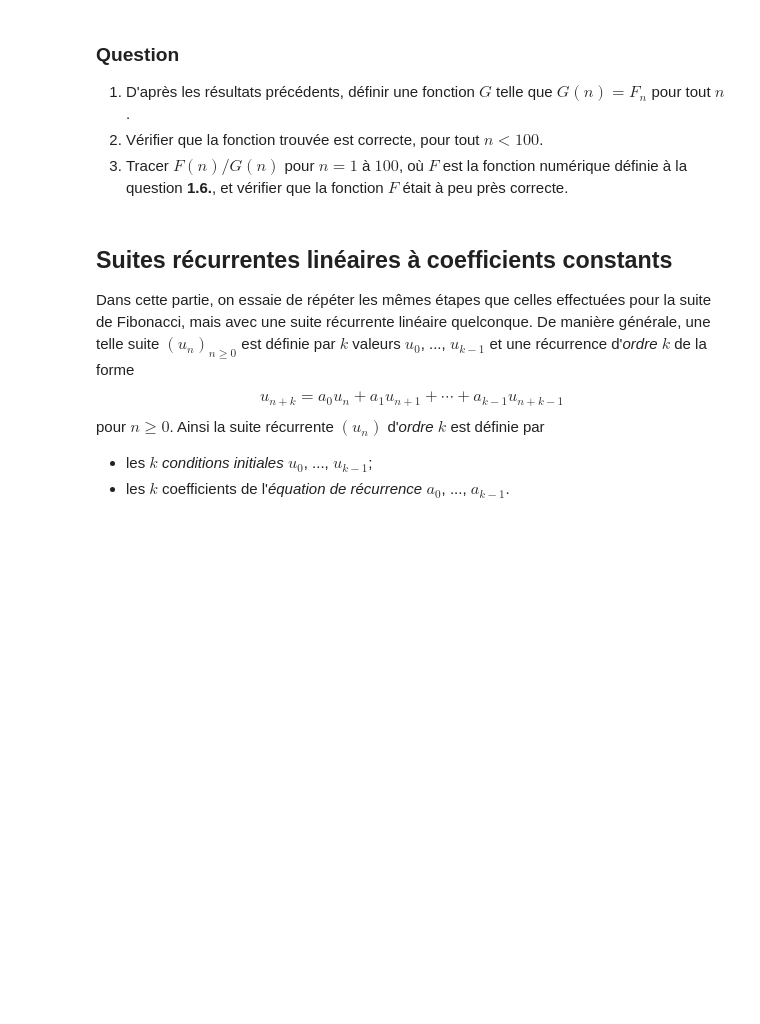
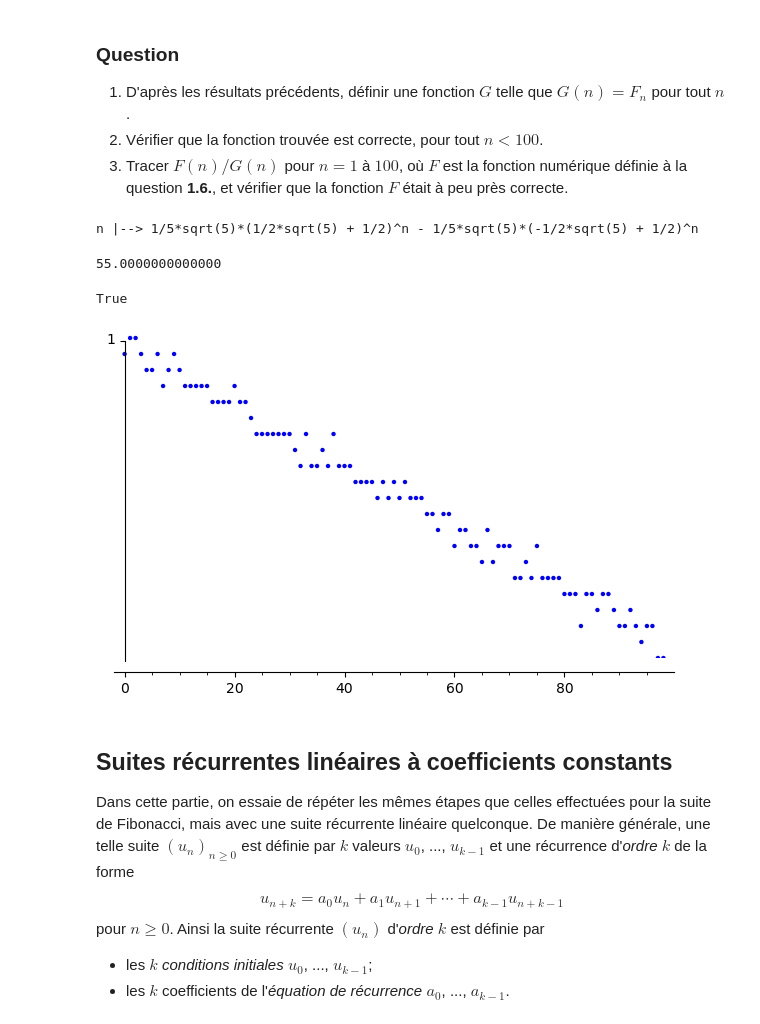
Before and after one commit to Leo-Marin/Licence3, a Jupyter notebook: Calcul_Formel/TP2-SuitesRecurrentesLineaires.ipynb, the cells around one changed output. Cells and saved outputs as stored; diff of their text form; code cells hidden in the pictures; blank space fills up the shorter version.

```diff
--- a/Calcul_Formel/TP2-SuitesRecurrentesLineaires.ipynb
+++ b/Calcul_Formel/TP2-SuitesRecurrentesLineaires.ipynb
@@ -170,6 +204,31 @@ On a trouvé des solutions qui satisfont l'équation de récurrence, mais sans f
 1. D'après les résultats précédents, définir une fonction $G$ telle que $G(n) = F_n$ pour tout $n$.
 2. Vérifier que la fonction trouvée est correcte, pour tout $n < 100$.
 3. Tracer $F(n)/G(n)$ pour $n = 1$ à $100$, où $F$ est la fonction numérique définie à la question **1.6.**, et vérifier que la fonction $F$ était à peu près correcte.
+# %%
+vc1= c_soluce[0][0].rhs()
+vc2= c_soluce[0][1].rhs()
+
+G(n) = vc1*a1**n + vc2*a2**n
+show(G)
+#G(10).n()
+# %% [output]
+n |--> 1/5*sqrt(5)*(1/2*sqrt(5) + 1/2)^n - 1/5*sqrt(5)*(-1/2*sqrt(5) + 1/2)^n
+55.0000000000000
+# %%
+#bool([5]==[1])
+GnL100 = [G(n) for n in range(100)]
+lFibo100 = liste_fibonacci(100)
+bool(GnL100 == lFibo100)
+#show([G(n) for n in range(100)])
+# %% [output]
+True
+# %%
+rapport = []
+for grocon in range (1,100):
+    rapport.append(lFibo100[grocon]/GnL100[grocon])
+list_plot(rapport)
+# %% [output]
+[figure, added]
 # %% [markdown]
 ## Suites récurrentes linéaires à coefficients constants
 
```
Also changed, not shown: parts of 7 cells of this notebook.
